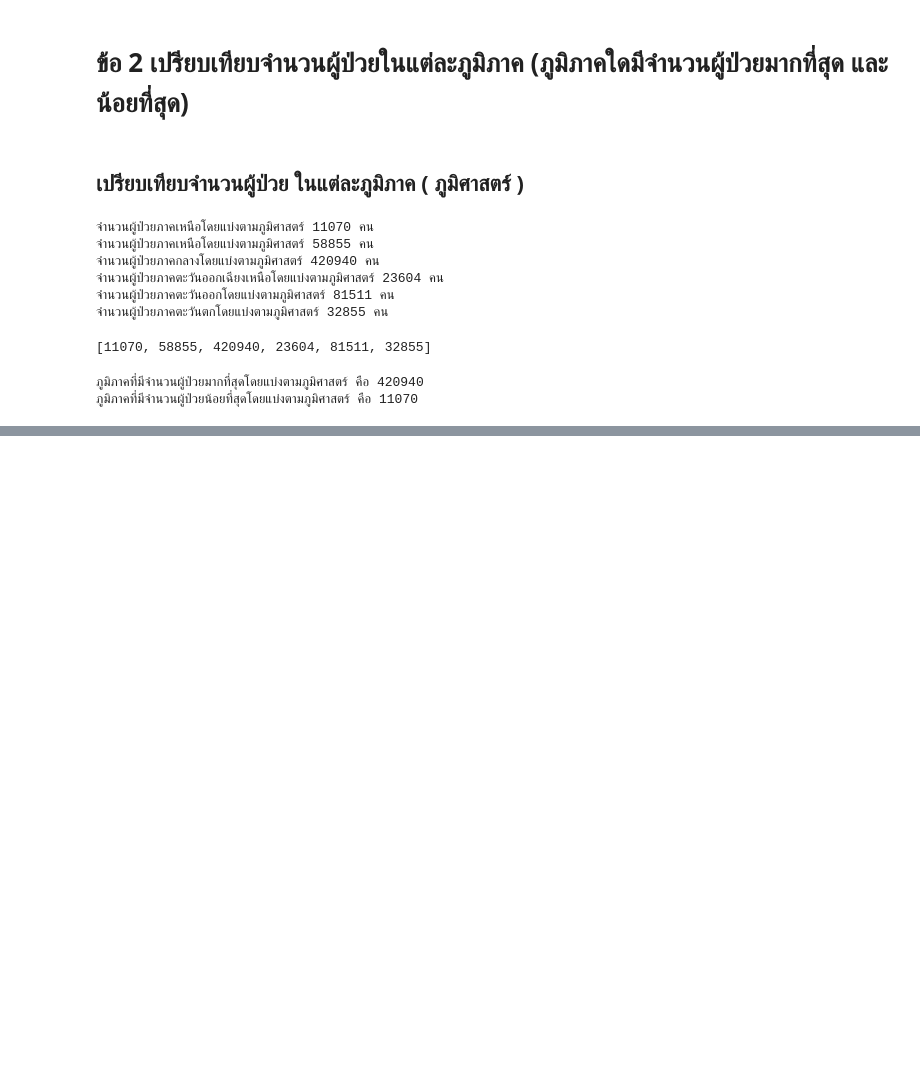
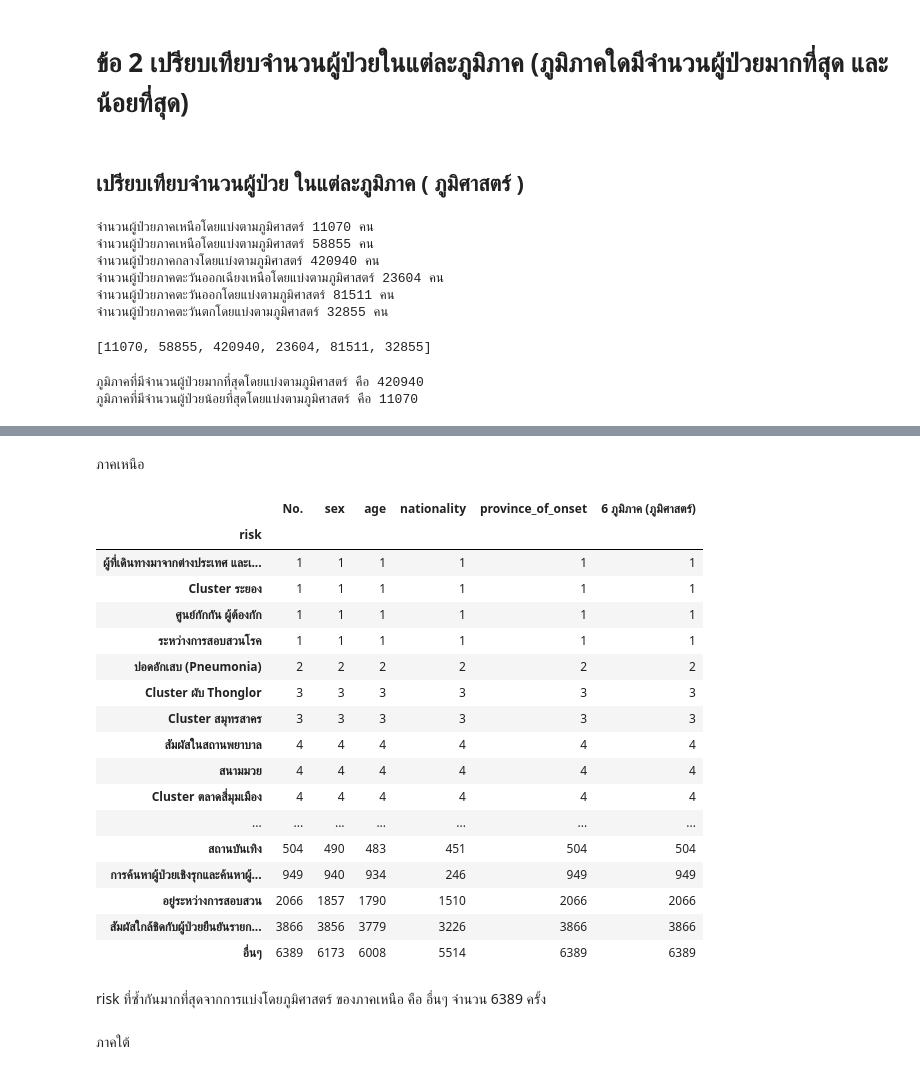
Before and after one commit to suphalaksana/data_viz_2022, a Jupyter notebook: BasicPython&DataViz_midterm2022.ipynb, the cells around one changed output, grey strips where cells are left out. Saved outputs shown, nothing was run; the diff lists cells and outputs as text; code cells hidden in the pictures; blank space fills up the shorter version.

```diff
--- a/BasicPython&DataViz_midterm2022.ipynb
+++ b/BasicPython&DataViz_midterm2022.ipynb
@@ -521,0 +621,3 @@ Risk_N_6G
+# %%
+risk_data1 = personalcovid_data[['No.', 'sex', 'age', 'nationality', 'province_of_onset', 'risk', '6 ภูมิภาค (ภูมิศาสตร์)']]
+risk_data1
@@ -521,0 +638,30 @@ Risk_N_6G
+# %% [markdown]
+ภาคเหนือ
+# %%
+risknorth = risk_data1[risk_data1['6 ภูมิภาค (ภูมิศาสตร์)']=='เหนือ']  #เลือกจากตาราง risk_data เลือกมาแค่ที่เป็นการแบ่งโดยภูมิศาสตร์ ที่เป็นภาคเหนือ
+risknorth_1 = risknorth.groupby(['risk']).count()  # ทำการจัดกลุ่ม risk ที่เหมือนกัน เเล้ว  .count() คือการนับจำนวน
+risknorth_1_sort = risknorth_1.sort_values(by = ['6 ภูมิภาค (ภูมิศาสตร์)'])  #.sort เพื่อเรียงข้อมูล
+risknorth_1_sort
+# %% [output]
+|  | No. | sex | age | nationality | province_of_onset | 6 ภูมิภาค (ภูมิศาสตร์) |
+| risk |  |  |  |  |  |  |
+| ผู้ที่เดินทางมาจากต่างประเทศ และเ... | 1 | 1 | 1 | 1 | 1 | 1 |
+| Cluster ระยอง | 1 | 1 | 1 | 1 | 1 | 1 |
+| ศูนย์กักกัน ผู้ต้องกัก | 1 | 1 | 1 | 1 | 1 | 1 |
+| ระหว่างการสอบสวนโรค | 1 | 1 | 1 | 1 | 1 | 1 |
+| ปอดอักเสบ (Pneumonia) | 2 | 2 | 2 | 2 | 2 | 2 |
+| Cluster ผับ Thonglor | 3 | 3 | 3 | 3 | 3 | 3 |
+| Cluster สมุทรสาคร | 3 | 3 | 3 | 3 | 3 | 3 |
+| สัมผัสในสถานพยาบาล | 4 | 4 | 4 | 4 | 4 | 4 |
+| สนามมวย | 4 | 4 | 4 | 4 | 4 | 4 |
+| Cluster ตลาดสี่มุมเมือง | 4 | 4 | 4 | 4 | 4 | 4 |
+| ... | ... | ... | ... | ... | ... | ... |
+| สถานบันเทิง | 504 | 490 | 483 | 451 | 504 | 504 |
+| การค้นหาผู้ป่วยเชิงรุกและค้นหาผู้... | 949 | 940 | 934 | 246 | 949 | 949 |
+| อยู่ระหว่างการสอบสวน | 2066 | 1857 | 1790 | 1510 | 2066 | 2066 |
+| สัมผัสใกล้ชิดกับผู้ป่วยยืนยันรายก... | 3866 | 3856 | 3779 | 3226 | 3866 | 3866 |
+| อื่นๆ | 6389 | 6173 | 6008 | 5514 | 6389 | 6389 |
+# %% [markdown]
+risk ที่ซ้ำกันมากที่สุดจากการแบ่งโดยภูมิศาสตร์ ของภาคเหนือ คือ อื่นๆ  จำนวน 6389 ครั้ง
+# %% [markdown]
+ภาคใต้
```
Also changed, not shown: parts of 23 cells of this notebook.
